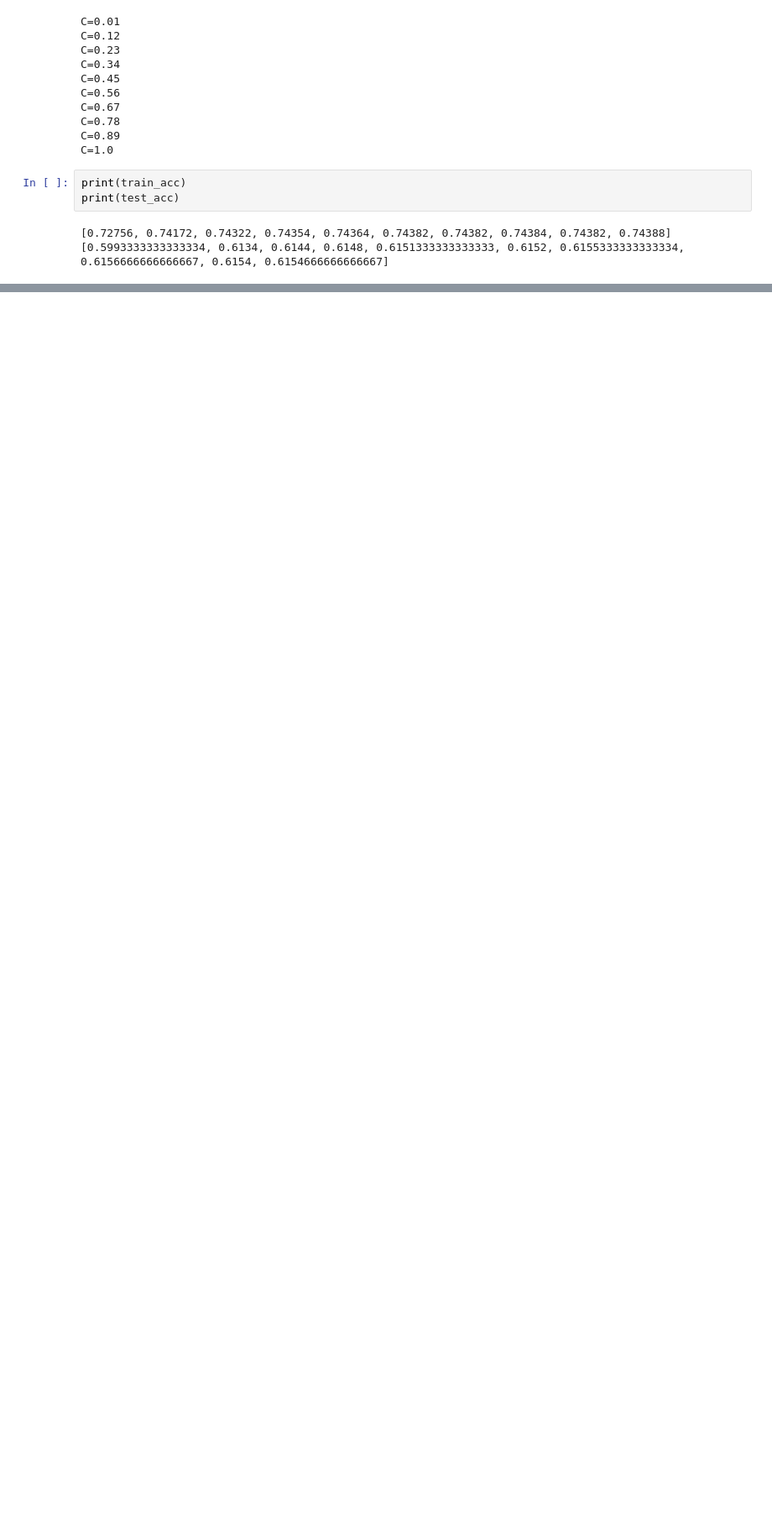
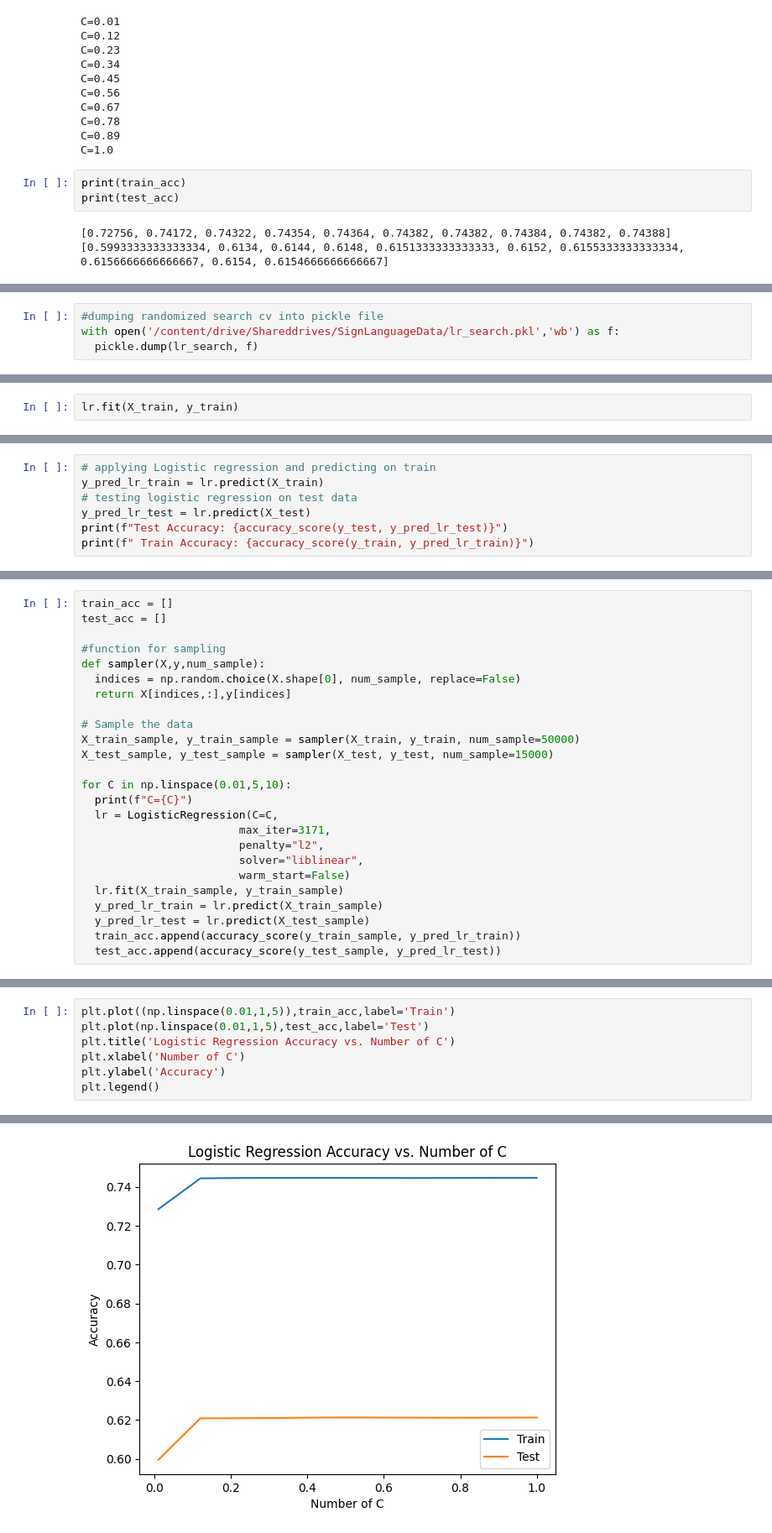
Before and after one commit to DataScienceAndEngineering/machine-learning-dse-i210-final-project-signlanguageclassification, a Jupyter notebook: notebooks/1.5-su-initial-baseline-model.ipynb, the cells around one changed output, grey strips where cells are left out. Shown at 84% size. Cells and saved outputs as stored; diff of their text form; blank space fills up the shorter version.

```diff
--- a/notebooks/1.5-su-initial-baseline-model.ipynb
+++ b/notebooks/1.5-su-initial-baseline-model.ipynb
@@ -669,0 +740,4 @@ plt.legend()
+# %%
+#dumping randomized search cv into pickle file
+with open('/content/drive/Shareddrives/SignLanguageData/lr_search.pkl','wb') as f:
+  pickle.dump(lr_search, f)
@@ -669,0 +756,2 @@ plt.legend()
+# %%
+lr.fit(X_train, y_train)
@@ -669,0 +760,7 @@ plt.legend()
+# %%
+# applying Logistic regression and predicting on train
+y_pred_lr_train = lr.predict(X_train)
+# testing logistic regression on test data
+y_pred_lr_test = lr.predict(X_test)
+print(f"Test Accuracy: {accuracy_score(y_test, y_pred_lr_test)}")
+print(f" Train Accuracy: {accuracy_score(y_train, y_pred_lr_train)}")
@@ -669,0 +779,25 @@ plt.legend()
+# %%
+train_acc = []
+test_acc = []
+
+#function for sampling
+def sampler(X,y,num_sample):
+  indices = np.random.choice(X.shape[0], num_sample, replace=False)
+  return X[indices,:],y[indices]
+
+# Sample the data
+X_train_sample, y_train_sample = sampler(X_train, y_train, num_sample=50000)
+X_test_sample, y_test_sample = sampler(X_test, y_test, num_sample=15000)
+
+for C in np.linspace(0.01,5,10):
+  print(f"C={C}")
+  lr = LogisticRegression(C=C,
+                        max_iter=3171,
+                        penalty="l2",
+                        solver="liblinear",
+                        warm_start=False)
+  lr.fit(X_train_sample, y_train_sample)
+  y_pred_lr_train = lr.predict(X_train_sample)
+  y_pred_lr_test = lr.predict(X_test_sample)
+  train_acc.append(accuracy_score(y_train_sample, y_pred_lr_train))
+  test_acc.append(accuracy_score(y_test_sample, y_pred_lr_test))
@@ -669,0 +815,8 @@ plt.legend()
+# %%
+plt.plot((np.linspace(0.01,1,5)),train_acc,label='Train')
+plt.plot(np.linspace(0.01,1,5),test_acc,label='Test')
+plt.title('Logistic Regression Accuracy vs. Number of C')
+plt.xlabel('Number of C')
+plt.ylabel('Accuracy')
+plt.legend()
+# %% [output]
@@ -669,0 +824 @@ plt.legend()
+[figure, added]
```
Also changed, not shown: parts of 11 cells of this notebook.
